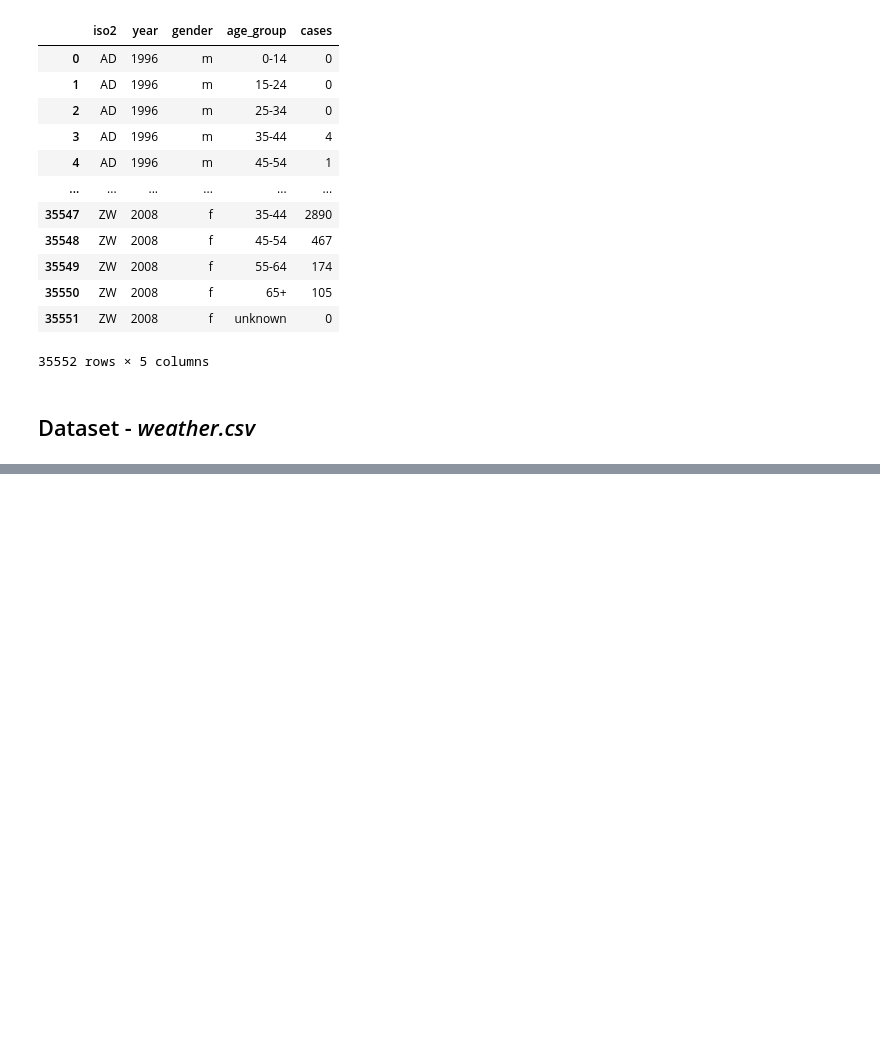
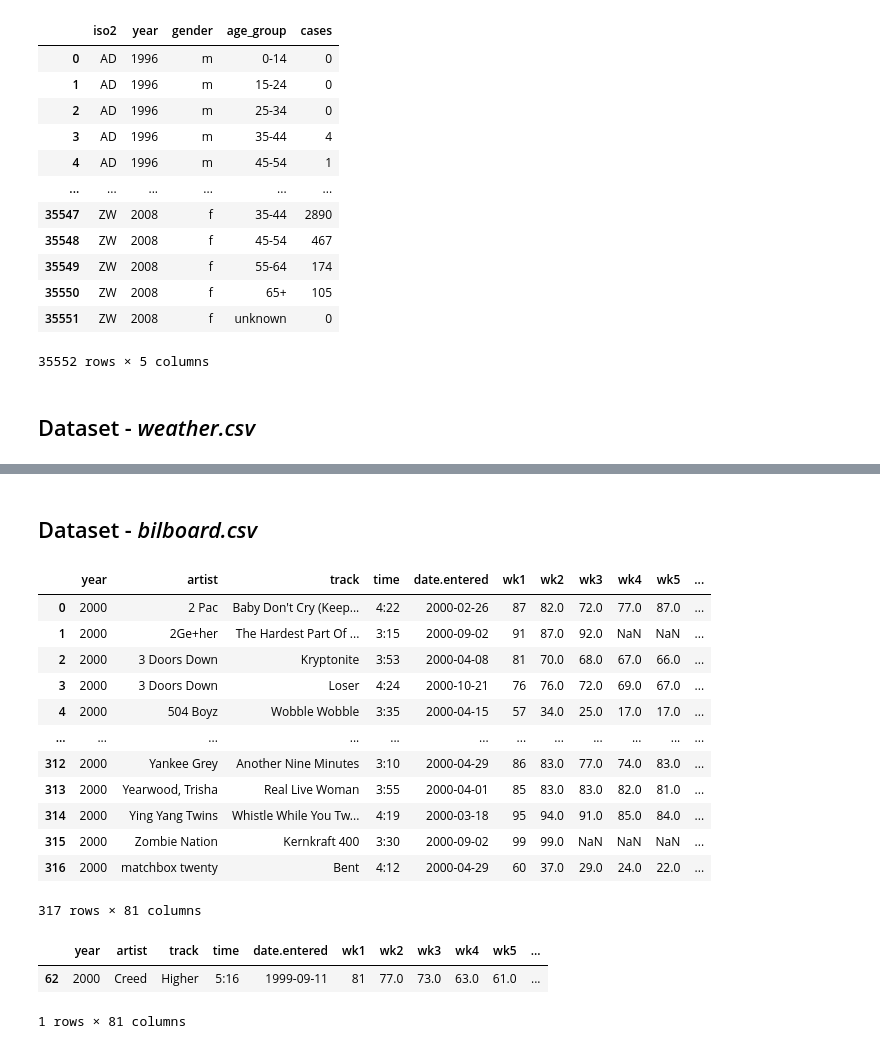
Before and after one commit to maryananaidenova/softuni-ai-module, a Jupyter notebook: 02.Data science/02.Data Tidying and Cleaning /data-tiding-and-cleaning.ipynb, the cells around one changed output, grey strips where cells are left out. Saved outputs shown, nothing was run; the diff lists cells and outputs as text; code cells hidden in the pictures; blank space fills up the shorter version.

```diff
--- a/02.Data science/02.Data Tidying and Cleaning /data-tiding-and-cleaning.ipynb
+++ b/02.Data science/02.Data Tidying and Cleaning /data-tiding-and-cleaning.ipynb
@@ -502,0 +676,26 @@ tb_tidy_no_missing.to_csv("data/tb_tidy_no_missing.csv", index = False)
+# %% [markdown]
+## Dataset - *bilboard.csv*
+# %%
+bilboard_data = pd.read_csv('data/billboard.csv')
+# %%
+bilboard_data
+# %% [output]
+|  | year | artist | track | time | date.entered | wk1 | wk2 | wk3 | wk4 | wk5 | ... |
+| 0 | 2000 | 2 Pac | Baby Don't Cry (Keep... | 4:22 | 2000-02-26 | 87 | 82.0 | 72.0 | 77.0 | 87.0 | ... |
+| 1 | 2000 | 2Ge+her | The Hardest Part Of ... | 3:15 | 2000-09-02 | 91 | 87.0 | 92.0 | NaN | NaN | ... |
+| 2 | 2000 | 3 Doors Down | Kryptonite | 3:53 | 2000-04-08 | 81 | 70.0 | 68.0 | 67.0 | 66.0 | ... |
+| 3 | 2000 | 3 Doors Down | Loser | 4:24 | 2000-10-21 | 76 | 76.0 | 72.0 | 69.0 | 67.0 | ... |
+| 4 | 2000 | 504 Boyz | Wobble Wobble | 3:35 | 2000-04-15 | 57 | 34.0 | 25.0 | 17.0 | 17.0 | ... |
+| ... | ... | ... | ... | ... | ... | ... | ... | ... | ... | ... | ... |
+| 312 | 2000 | Yankee Grey | Another Nine Minutes | 3:10 | 2000-04-29 | 86 | 83.0 | 77.0 | 74.0 | 83.0 | ... |
+| 313 | 2000 | Yearwood, Trisha | Real Live Woman | 3:55 | 2000-04-01 | 85 | 83.0 | 83.0 | 82.0 | 81.0 | ... |
+| 314 | 2000 | Ying Yang Twins | Whistle While You Tw... | 4:19 | 2000-03-18 | 95 | 94.0 | 91.0 | 85.0 | 84.0 | ... |
+| 315 | 2000 | Zombie Nation | Kernkraft 400 | 3:30 | 2000-09-02 | 99 | 99.0 | NaN | NaN | NaN | ... |
+| 316 | 2000 | matchbox twenty | Bent | 4:12 | 2000-04-29 | 60 | 37.0 | 29.0 | 24.0 | 22.0 | ... |
+317 rows × 81 columns
+# %%
+bilboard_data[bilboard_data.wk65.notna()]
+# %% [output]
+|  | year | artist | track | time | date.entered | wk1 | wk2 | wk3 | wk4 | wk5 | ... |
+| 62 | 2000 | Creed | Higher | 5:16 | 1999-09-11 | 81 | 77.0 | 73.0 | 63.0 | 61.0 | ... |
+1 rows × 81 columns
```
Also changed, not shown: parts of 48 cells of this notebook, 7 other files.
